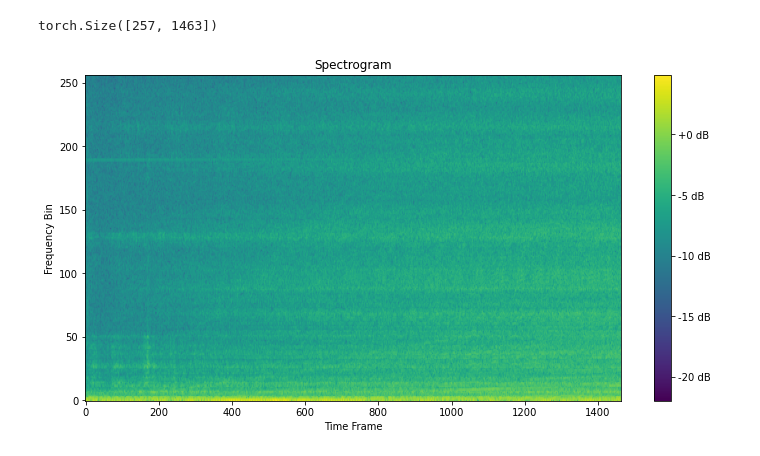
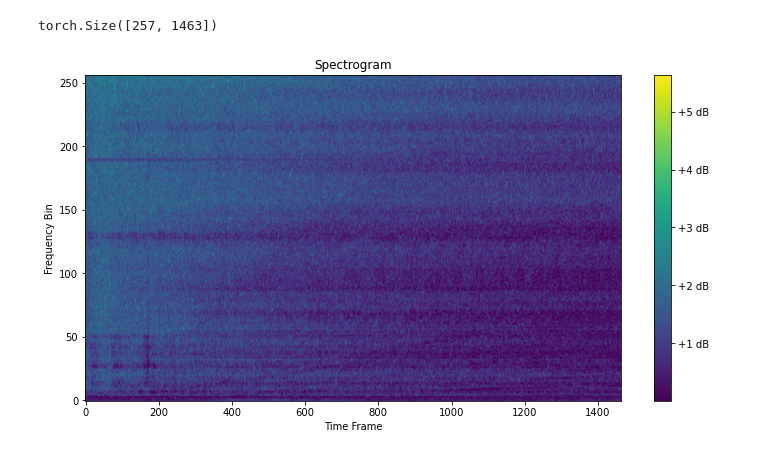
Before and after one commit to sjbinch/CMDPS_Audio_Classifier, a Jupyter notebook: sj_experiment/preprocess_txt_to_stft.ipynb, the cells around one changed output. Saved outputs shown, nothing was run; the diff lists cells and outputs as text; code cells hidden in the pictures.

Commit message:
stft with A weighting code modify

```diff
--- a/sj_experiment/preprocess_txt_to_stft.ipynb
+++ b/sj_experiment/preprocess_txt_to_stft.ipynb
@@ -59,7 +71,9 @@ def apply_a_weighting_librosa(stft_result, sample_rate):
     a_weighting_scale_tensor = torch.from_numpy(a_weighting_scale).to(stft_result.dtype)
 
     # A-weighted STFT 계산
-    a_weighted_stft = torch.abs(stft_result) * a_weighting_scale_tensor.unsqueeze(1)  # 주파수 차원에 적용
+    a_weighted_stft = torch.abs(stft_result).log10() + a_weighting_scale_tensor.unsqueeze(1)  # 주파수 차원에 적용
+#     a_weighted_stft = torch.abs(stft_result) * a_weighting_scale_tensor.unsqueeze(1)  # 주파수 차원에 적용
+
 
     return a_weighted_stft
 
@@ -75,17 +89,17 @@ torch.Size([257, 1463])
 # %%
 # 복소수의 크기를 계산하여 시각화에 사용
 # magnitude = torch.abs(stft_result)
 
 # 시각화를 위한 코드
 plt.figure(figsize=(12, 6))
-plt.imshow(magnitude.log2().numpy(), aspect='auto', origin='lower', cmap='viridis')
+plt.imshow(torch.abs(a_weighted_result).numpy(), aspect='auto', origin='lower', cmap='viridis')
 plt.colorbar(format='%+2.0f dB')
 plt.title('Spectrogram')
 plt.xlabel('Time Frame')
 plt.ylabel('Frequency Bin')
 plt.show()
 # %% [output]
-[figure, old version]
+[figure, new version]
 # %%
 # from scipy.io.wavfile import write
 
```
Also changed, not shown: parts of 2 cells of this notebook, 1 other file.
